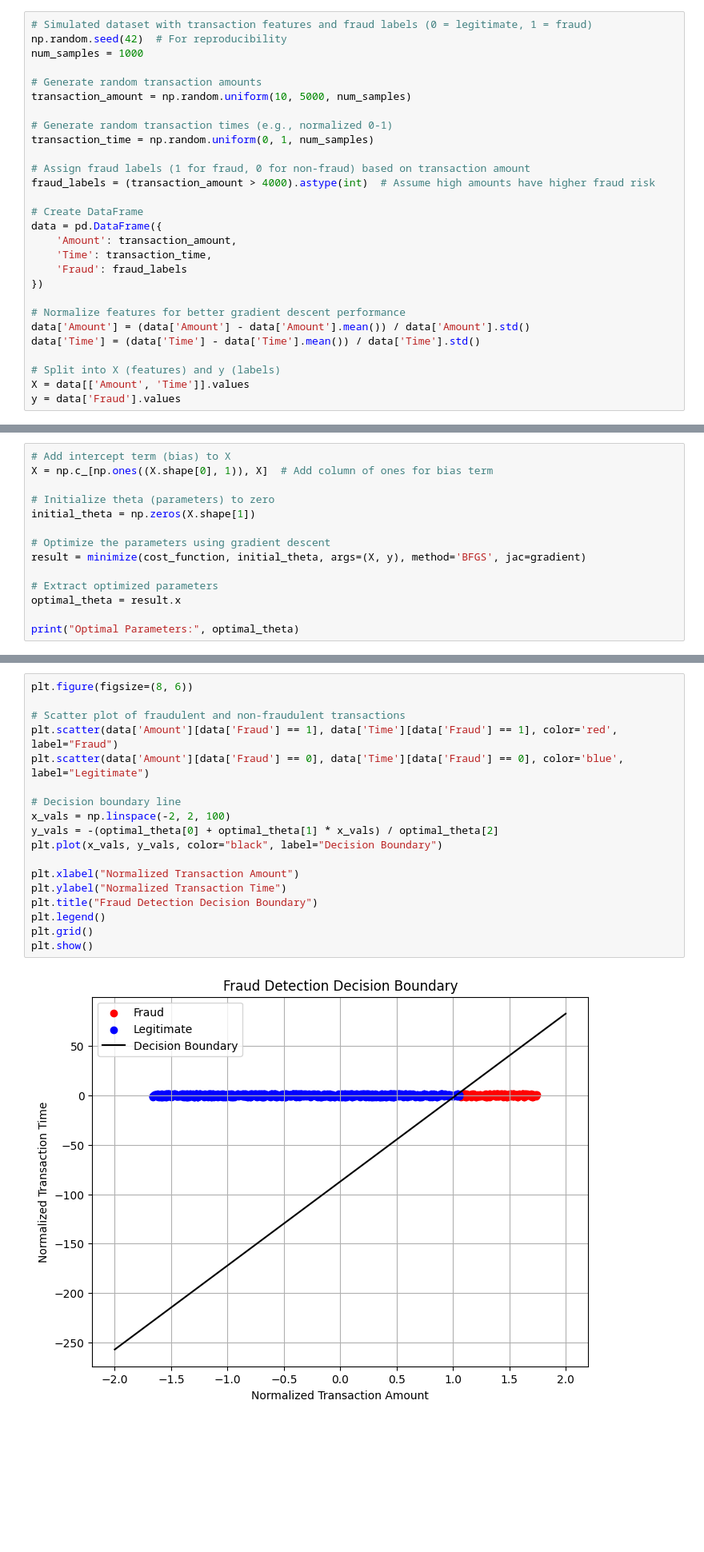
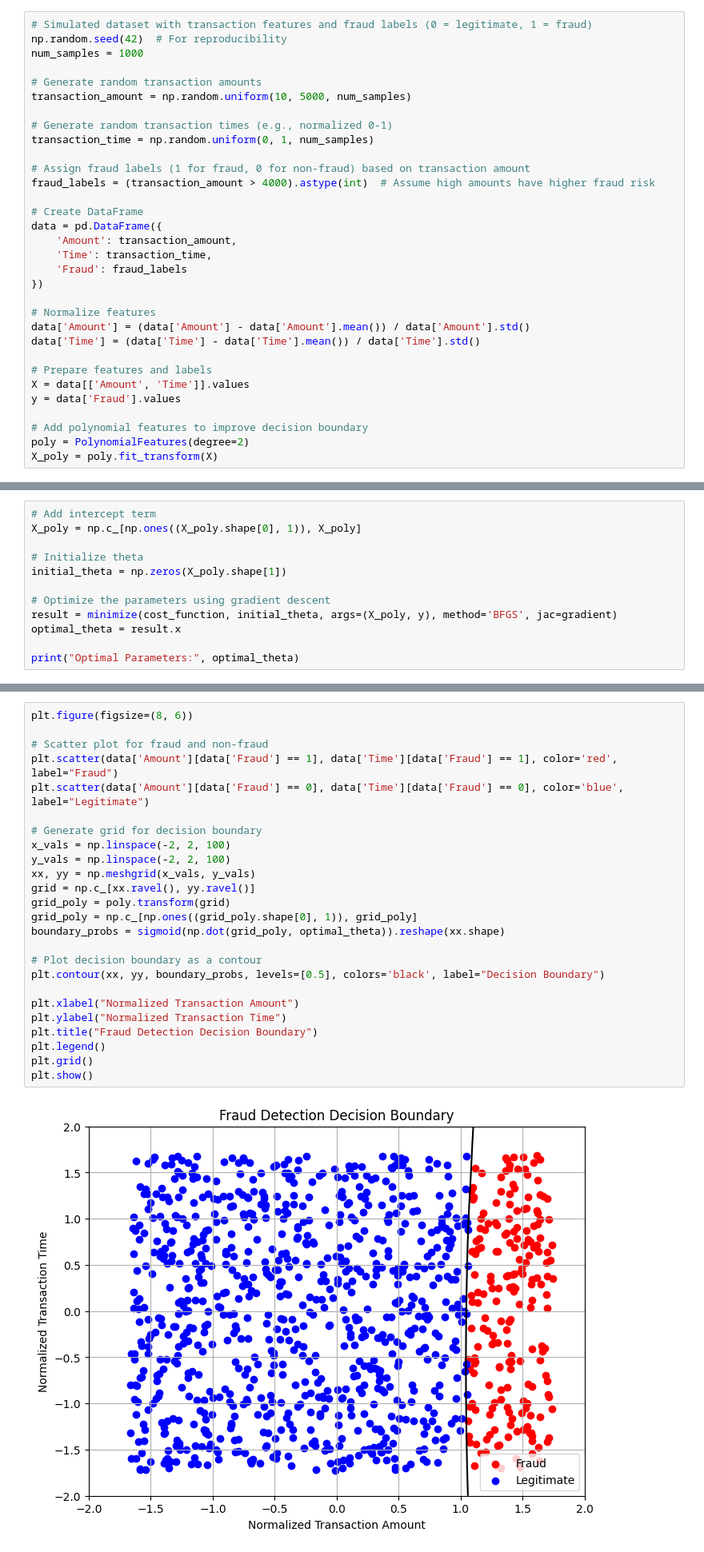
Before and after one commit to flammarionick/Probability-Distributions_Group_9, a Jupyter notebook: Group_9.ipynb, the cells around one changed output, grey strips where cells are left out. Shown: that part at 80% size. Cells and saved outputs as stored; diff of their text form; blank space fills up the shorter version.

Commit message:
Updated Decision Boundary

```diff
--- a/Group_9.ipynb
+++ b/Group_9.ipynb
@@ -161,13 +210,17 @@ data = pd.DataFrame({
     'Fraud': fraud_labels
 })
 
-# Normalize features for better gradient descent performance
+# Normalize features
 data['Amount'] = (data['Amount'] - data['Amount'].mean()) / data['Amount'].std()
 data['Time'] = (data['Time'] - data['Time'].mean()) / data['Time'].std()
 
-# Split into X (features) and y (labels)
+# Prepare features and labels
 X = data[['Amount', 'Time']].values
 y = data['Fraud'].values
+
+# Add polynomial features to improve decision boundary
+poly = PolynomialFeatures(degree=2)
+X_poly = poly.fit_transform(X)
 # %%
 def sigmoid(z):
     return 1 / (1 + np.exp(-z))
@@ -183,16 +236,14 @@ def gradient(theta, X, y):
     predictions = sigmoid(np.dot(X, theta))
     return (1/m) * np.dot(X.T, (predictions - y))
 # %%
-# Add intercept term (bias) to X
-X = np.c_[np.ones((X.shape[0], 1)), X]  # Add column of ones for bias term
+# Add intercept term
+X_poly = np.c_[np.ones((X_poly.shape[0], 1)), X_poly]
 
-# Initialize theta (parameters) to zero
-initial_theta = np.zeros(X.shape[1])
+# Initialize theta
+initial_theta = np.zeros(X_poly.shape[1])
 
 # Optimize the parameters using gradient descent
-result = minimize(cost_function, initial_theta, args=(X, y), method='BFGS', jac=gradient)
-
-# Extract optimized parameters
+result = minimize(cost_function, initial_theta, args=(X_poly, y), method='BFGS', jac=gradient)
 optimal_theta = result.x
 
 print("Optimal Parameters:", optimal_theta)
@@ -214,23 +266,30 @@ Model Accuracy: 99.20%
 # %%
 plt.figure(figsize=(8, 6))
 
-# Scatter plot of fraudulent and non-fraudulent transactions
+# Scatter plot for fraud and non-fraud
 plt.scatter(data['Amount'][data['Fraud'] == 1], data['Time'][data['Fraud'] == 1], color='red', label="Fraud")
 plt.scatter(data['Amount'][data['Fraud'] == 0], data['Time'][data['Fraud'] == 0], color='blue', label="Legitimate")
 
-# Decision boundary line
+# Generate grid for decision boundary
 x_vals = np.linspace(-2, 2, 100)
-y_vals = -(optimal_theta[0] + optimal_theta[1] * x_vals) / optimal_theta[2]
-plt.plot(x_vals, y_vals, color="black", label="Decision Boundary")
+y_vals = np.linspace(-2, 2, 100)
+xx, yy = np.meshgrid(x_vals, y_vals)
+grid = np.c_[xx.ravel(), yy.ravel()]
+grid_poly = poly.transform(grid)
+grid_poly = np.c_[np.ones((grid_poly.shape[0], 1)), grid_poly]
+boundary_probs = sigmoid(np.dot(grid_poly, optimal_theta)).reshape(xx.shape)
+
+# Plot decision boundary as a contour
+plt.contour(xx, yy, boundary_probs, levels=[0.5], colors='black', label="Decision Boundary")
 
 plt.xlabel("Normalized Transaction Amount")
 plt.ylabel("Normalized Transaction Time")
 plt.title("Fraud Detection Decision Boundary")
 plt.legend()
 plt.grid()
 plt.show()
 # %% [output]
-[figure, old version]
+[figure, new version]
 # %%
 from google.colab import files
 from PIL import Image
```
Also changed, not shown: parts of 12 cells of this notebook.
